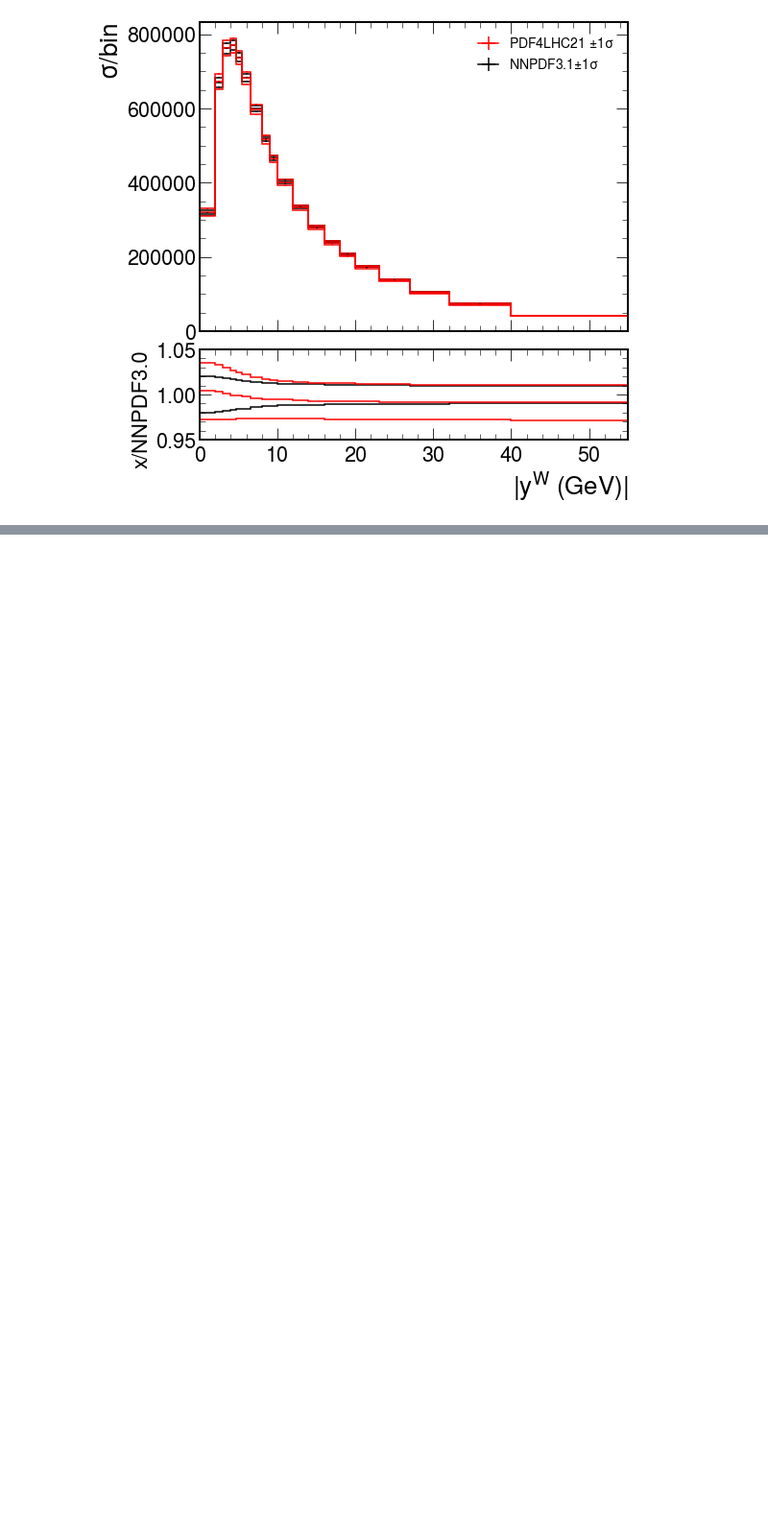
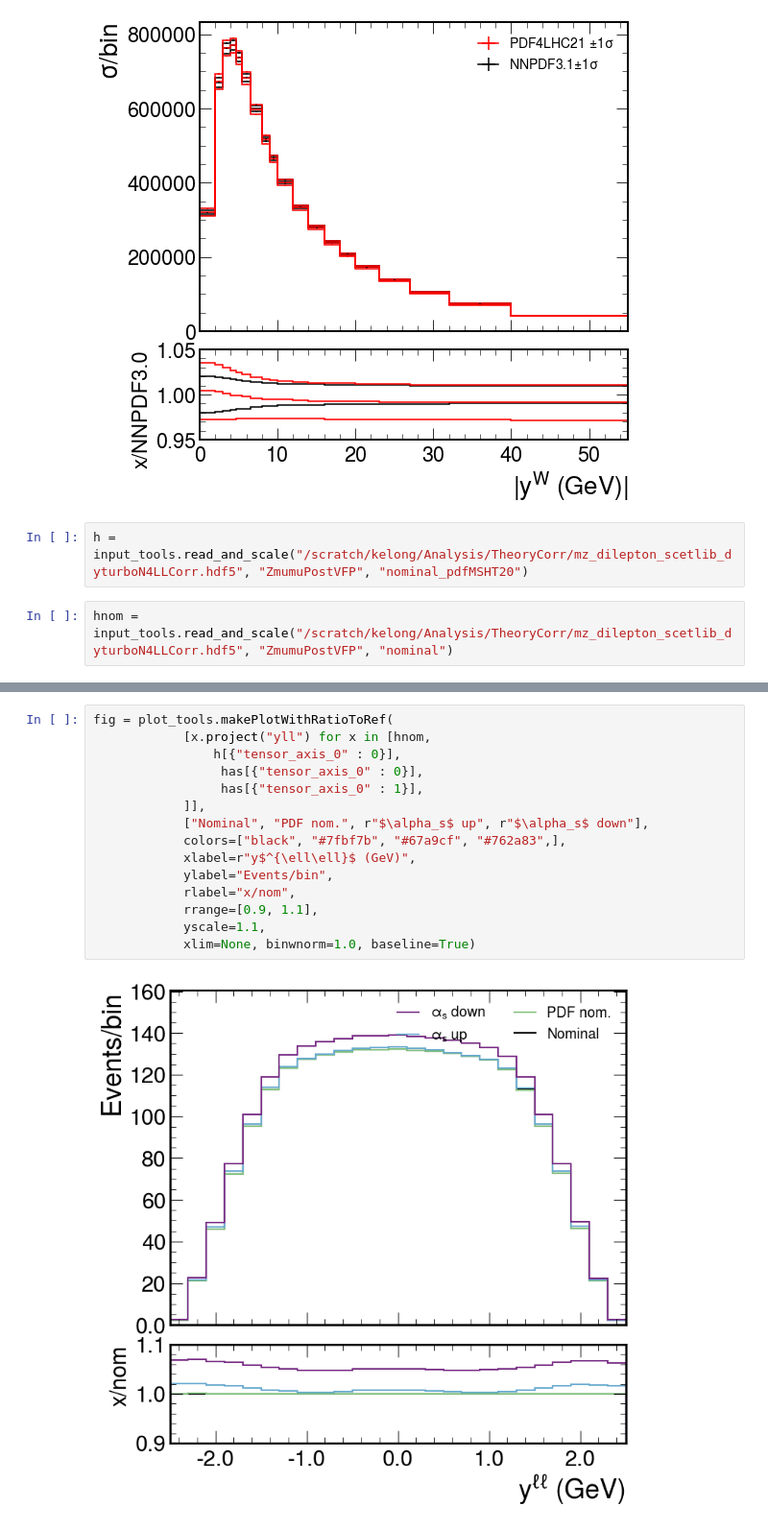
Before and after one commit to bendavid/WRemnants, a Jupyter notebook: notebooks/testPdfUnc.ipynb, the cells around one changed output, grey strips where cells are left out. Shown at 96% size. Cells and saved outputs as stored; diff of their text form; blank space fills up the shorter version.

```diff
--- a/notebooks/testPdfUnc.ipynb
+++ b/notebooks/testPdfUnc.ipynb
@@ -73,3 +70,7 @@ yhists = [x.project("ptVgen") for x in [hnnpdf31Cen, hnnpdfUp, hnnpdfDown, hnnpd
 fig = plot_tools.makePlotWithRatioToRef(yhists, colors=colors, labels=names, rrange=[0.95, 1.05], ylabel="$\sigma$/bin", xlabel="$|\mathrm{y}^{\mathrm{W}}$ (GeV)|", rlabel="x/NNPDF3.0", binwnorm=1.0, nlegcols=1)
 # %% [output]
 [figure]
+# %%
+h = input_tools.read_and_scale("/scratch/kelong/Analysis/TheoryCorr/mz_dilepton_scetlib_dyturboN4LLCorr.hdf5", "ZmumuPostVFP", "nominal_pdfMSHT20")
+# %%
+hnom = input_tools.read_and_scale("/scratch/kelong/Analysis/TheoryCorr/mz_dilepton_scetlib_dyturboN4LLCorr.hdf5", "ZmumuPostVFP", "nominal")
@@ -75,0 +84,17 @@ fig = plot_tools.makePlotWithRatioToRef(yhists, colors=colors, labels=names, rra
+# %%
+fig = plot_tools.makePlotWithRatioToRef(
+            [x.project("yll") for x in [hnom,
+                h[{"tensor_axis_0" : 0}],
+                 has[{"tensor_axis_0" : 0}],
+                 has[{"tensor_axis_0" : 1}],
+            ]],
+            ["Nominal", "PDF nom.", r"$\alpha_s$ up", r"$\alpha_s$ down"],
+            colors=["black", "#7fbf7b", "#67a9cf", "#762a83",],
+            xlabel=r"y$^{\ell\ell}$ (GeV)",
+            ylabel="Events/bin",
+            rlabel="x/nom",
+            rrange=[0.9, 1.1],
+            yscale=1.1,
+            xlim=None, binwnorm=1.0, baseline=True)
+# %% [output]
+[figure, added]
```
Also changed, not shown: parts of 13 cells of this notebook, 12 other files.
